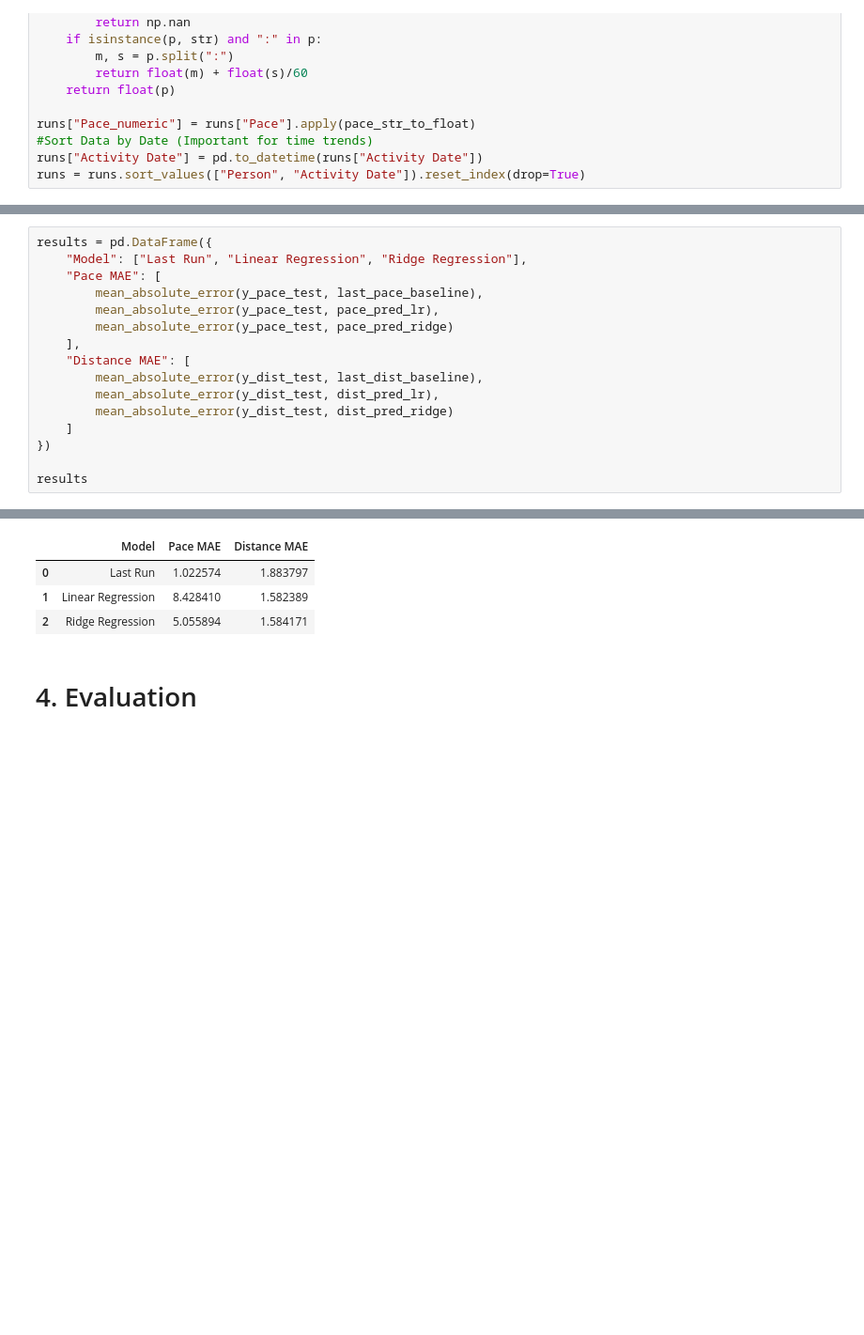
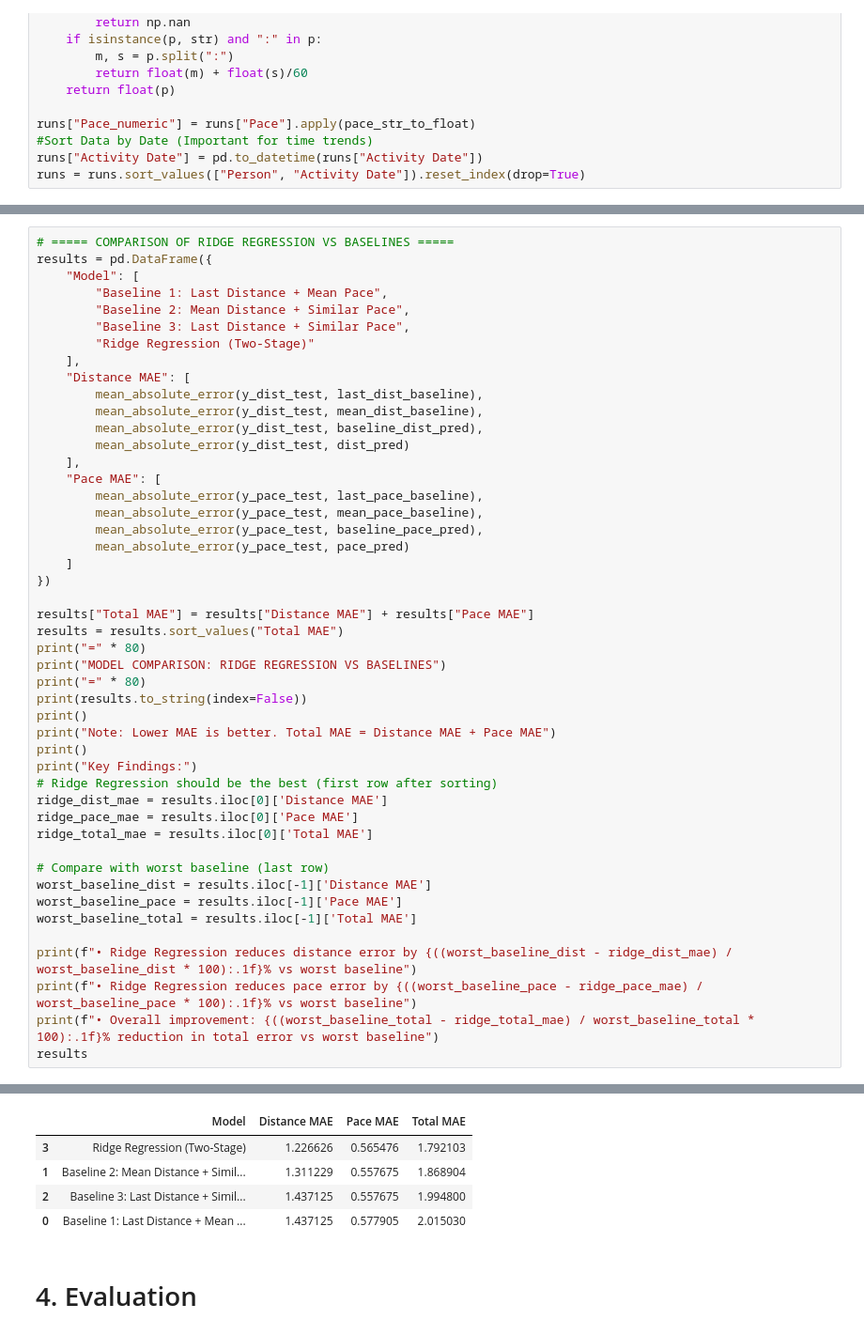
Before and after one commit to alexfrederick1/Strava, a Jupyter notebook: presentation.ipynb, the cells around one changed output, grey strips where cells are left out. Shown: that part at 94% size. Saved outputs shown, nothing was run; the diff lists cells and outputs as text; blank space fills up the shorter version.

Commit message:
got rid of less relevant variables and worked on model a bit

```diff
--- a/presentation.ipynb
+++ b/presentation.ipynb
@@ -778,17 +1012,48 @@ Last-Run Distance MAE: 1.8837974683544303
 # %%
+# ===== COMPARISON OF RIDGE REGRESSION VS BASELINES =====
 results = pd.DataFrame({
-    "Model": ["Last Run", "Linear Regression", "Ridge Regression"],
-    "Pace MAE": [
-        mean_absolute_error(y_pace_test, last_pace_baseline),
-        mean_absolute_error(y_pace_test, pace_pred_lr),
-        mean_absolute_error(y_pace_test, pace_pred_ridge)
+    "Model": [
+        "Baseline 1: Last Distance + Mean Pace",
+        "Baseline 2: Mean Distance + Similar Pace",
+        "Baseline 3: Last Distance + Similar Pace",
+        "Ridge Regression (Two-Stage)"
     ],
     "Distance MAE": [
         mean_absolute_error(y_dist_test, last_dist_baseline),
-        mean_absolute_error(y_dist_test, dist_pred_lr),
-        mean_absolute_error(y_dist_test, dist_pred_ridge)
+        mean_absolute_error(y_dist_test, mean_dist_baseline),
+        mean_absolute_error(y_dist_test, baseline_dist_pred),
+        mean_absolute_error(y_dist_test, dist_pred)
+    ],
+    "Pace MAE": [
+        mean_absolute_error(y_pace_test, last_pace_baseline),
+        mean_absolute_error(y_pace_test, mean_pace_baseline),
+        mean_absolute_error(y_pace_test, baseline_pace_pred),
+        mean_absolute_error(y_pace_test, pace_pred)
     ]
 })
 
+results["Total MAE"] = results["Distance MAE"] + results["Pace MAE"]
+results = results.sort_values("Total MAE")
+print("=" * 80)
+print("MODEL COMPARISON: RIDGE REGRESSION VS BASELINES")
+print("=" * 80)
+print(results.to_string(index=False))
+print()
+print("Note: Lower MAE is better. Total MAE = Distance MAE + Pace MAE")
+print()
+print("Key Findings:")
+# Ridge Regression should be the best (first row after sorting)
+ridge_dist_mae = results.iloc[0]['Distance MAE']
+ridge_pace_mae = results.iloc[0]['Pace MAE']
+ridge_total_mae = results.iloc[0]['Total MAE']
+
+# Compare with worst baseline (last row)
+worst_baseline_dist = results.iloc[-1]['Distance MAE']
+worst_baseline_pace = results.iloc[-1]['Pace MAE']
+worst_baseline_total = results.iloc[-1]['Total MAE']
+
+print(f"• Ridge Regression reduces distance error by {((worst_baseline_dist - ridge_dist_mae) / worst_baseline_dist * 100):.1f}% vs worst baseline")
+print(f"• Ridge Regression reduces pace error by {((worst_baseline_pace - ridge_pace_mae) / worst_baseline_pace * 100):.1f}% vs worst baseline")
+print(f"• Overall improvement: {((worst_baseline_total - ridge_total_mae) / worst_baseline_total * 100):.1f}% reduction in total error vs worst baseline")
 results
 # %% [output]
@@ -795,7 +1075,8 @@ results
-|  | Model | Pace MAE | Distance MAE |
-| 0 | Last Run | 1.022574 | 1.883797 |
-| 1 | Linear Regression | 8.428410 | 1.582389 |
-| 2 | Ridge Regression | 5.055894 | 1.584171 |
+|  | Model | Distance MAE | Pace MAE | Total MAE |
+| 3 | Ridge Regression (Two-Stage) | 1.226626 | 0.565476 | 1.792103 |
+| 1 | Baseline 2: Mean Distance + Simil... | 1.311229 | 0.557675 | 1.868904 |
+| 2 | Baseline 3: Last Distance + Simil... | 1.437125 | 0.557675 | 1.994800 |
+| 0 | Baseline 1: Last Distance + Mean ... | 1.437125 | 0.577905 | 2.015030 |
 # %% [markdown]
 # 4. Evaluation
 # %% [markdown]
```
Also changed, not shown: parts of 14 cells of this notebook, 2 other files.
